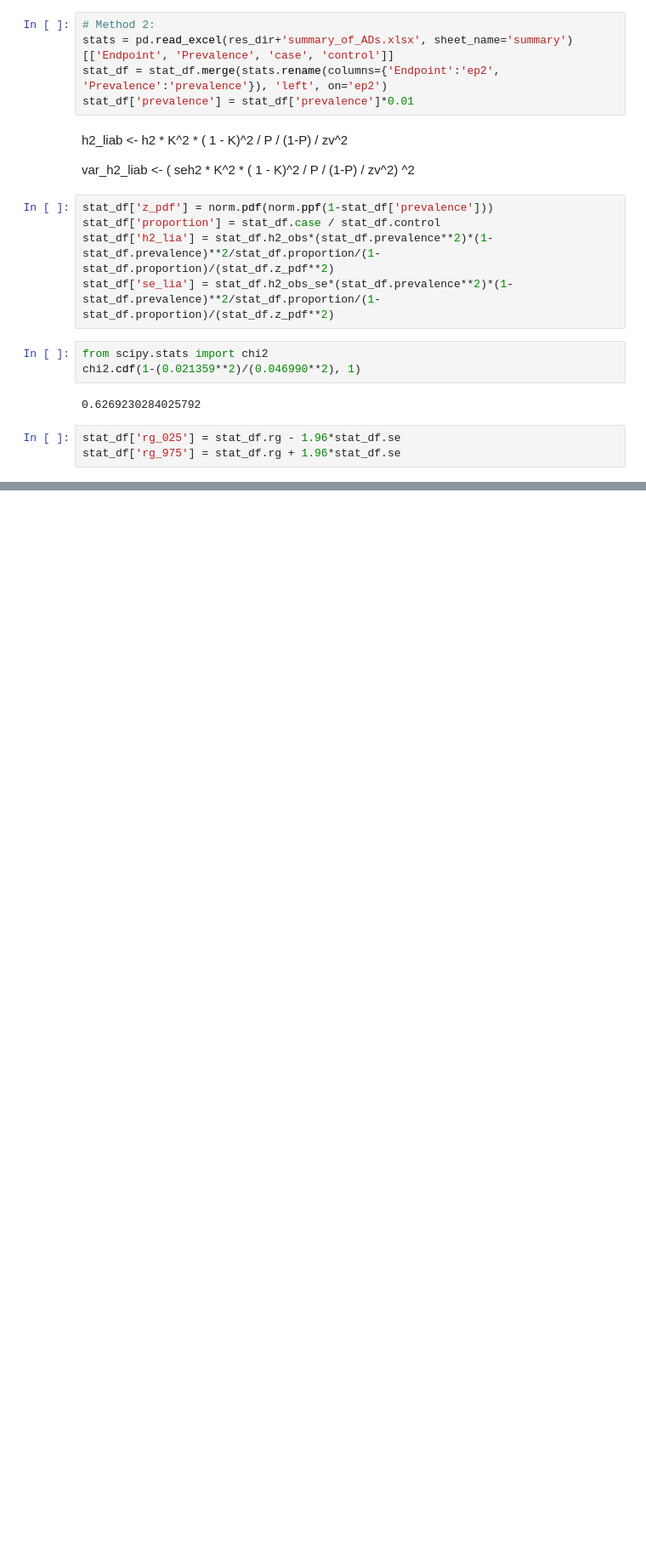
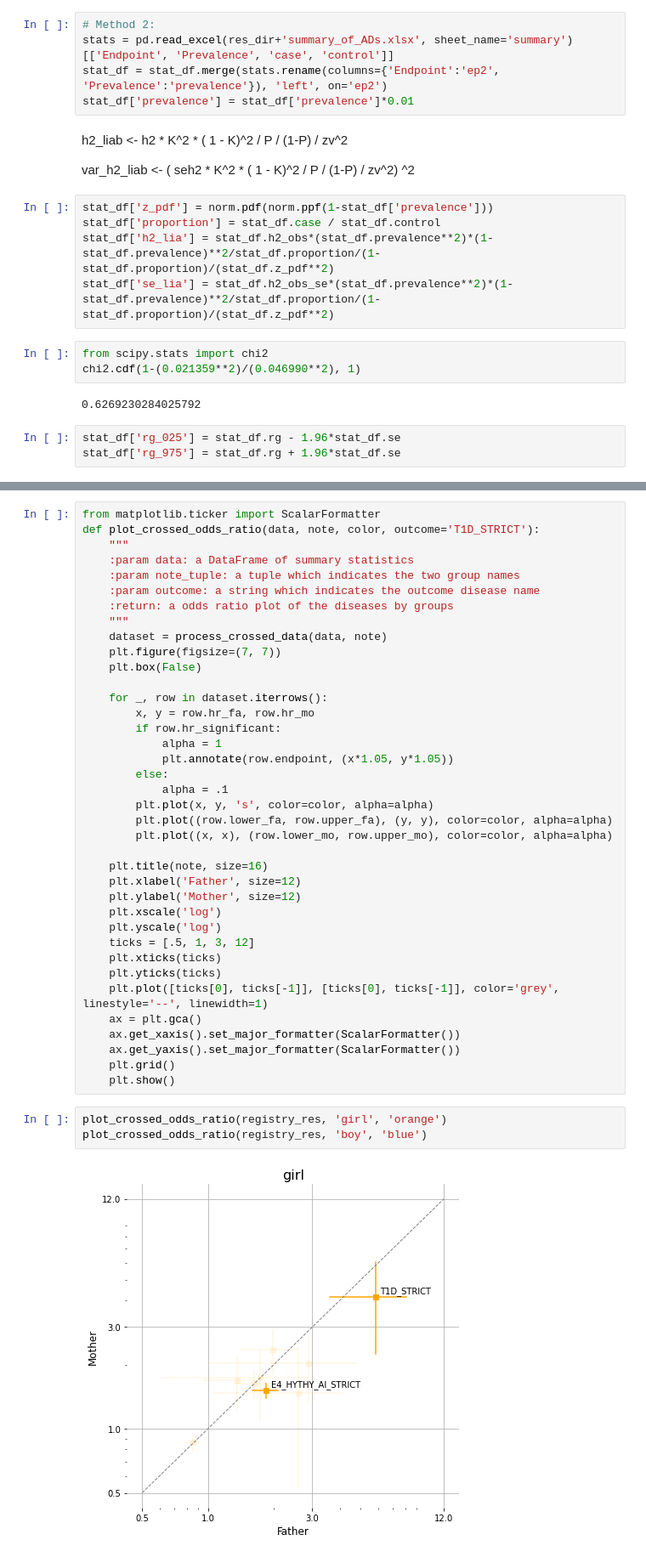
Before and after one commit to dsgelab/familial_tractories, a Jupyter notebook: ldsc.ipynb, the cells around one changed output, grey strips where cells are left out. Shown at 85% size. Drawn from its saved outputs; the diff is of its cells as text; blank space fills up the shorter version.

```diff
--- a/ldsc.ipynb
+++ b/ldsc.ipynb
@@ -354,0 +365,43 @@ plot_odds_ratio(registry_res[registry_res.who == 'parent'], 'T1D_STRICT')
+# %%
+from matplotlib.ticker import ScalarFormatter
+def plot_crossed_odds_ratio(data, note, color, outcome='T1D_STRICT'):
+    """
+    :param data: a DataFrame of summary statistics
+    :param note_tuple: a tuple which indicates the two group names
+    :param outcome: a string which indicates the outcome disease name
+    :return: a odds ratio plot of the diseases by groups
+    """
+    dataset = process_crossed_data(data, note)
+    plt.figure(figsize=(7, 7))
+    plt.box(False)
+
+    for _, row in dataset.iterrows():
+        x, y = row.hr_fa, row.hr_mo
+        if row.hr_significant:
+            alpha = 1
+            plt.annotate(row.endpoint, (x*1.05, y*1.05))
+        else:
+            alpha = .1
+        plt.plot(x, y, 's', color=color, alpha=alpha)
+        plt.plot((row.lower_fa, row.upper_fa), (y, y), color=color, alpha=alpha)
+        plt.plot((x, x), (row.lower_mo, row.upper_mo), color=color, alpha=alpha)
+
+    plt.title(note, size=16)
+    plt.xlabel('Father', size=12)
+    plt.ylabel('Mother', size=12)
+    plt.xscale('log')
+    plt.yscale('log')
+    ticks = [.5, 1, 3, 12]
+    plt.xticks(ticks)
+    plt.yticks(ticks)
+    plt.plot([ticks[0], ticks[-1]], [ticks[0], ticks[-1]], color='grey', linestyle='--', linewidth=1)
+    ax = plt.gca()
+    ax.get_xaxis().set_major_formatter(ScalarFormatter())
+    ax.get_yaxis().set_major_formatter(ScalarFormatter())
+    plt.grid()
+    plt.show()
+# %%
+plot_crossed_odds_ratio(registry_res, 'girl', 'orange')
+plot_crossed_odds_ratio(registry_res, 'boy', 'blue')
+# %% [output]
+[figure, added]
```
Also changed, not shown: parts of 14 cells of this notebook, 2 other files.
